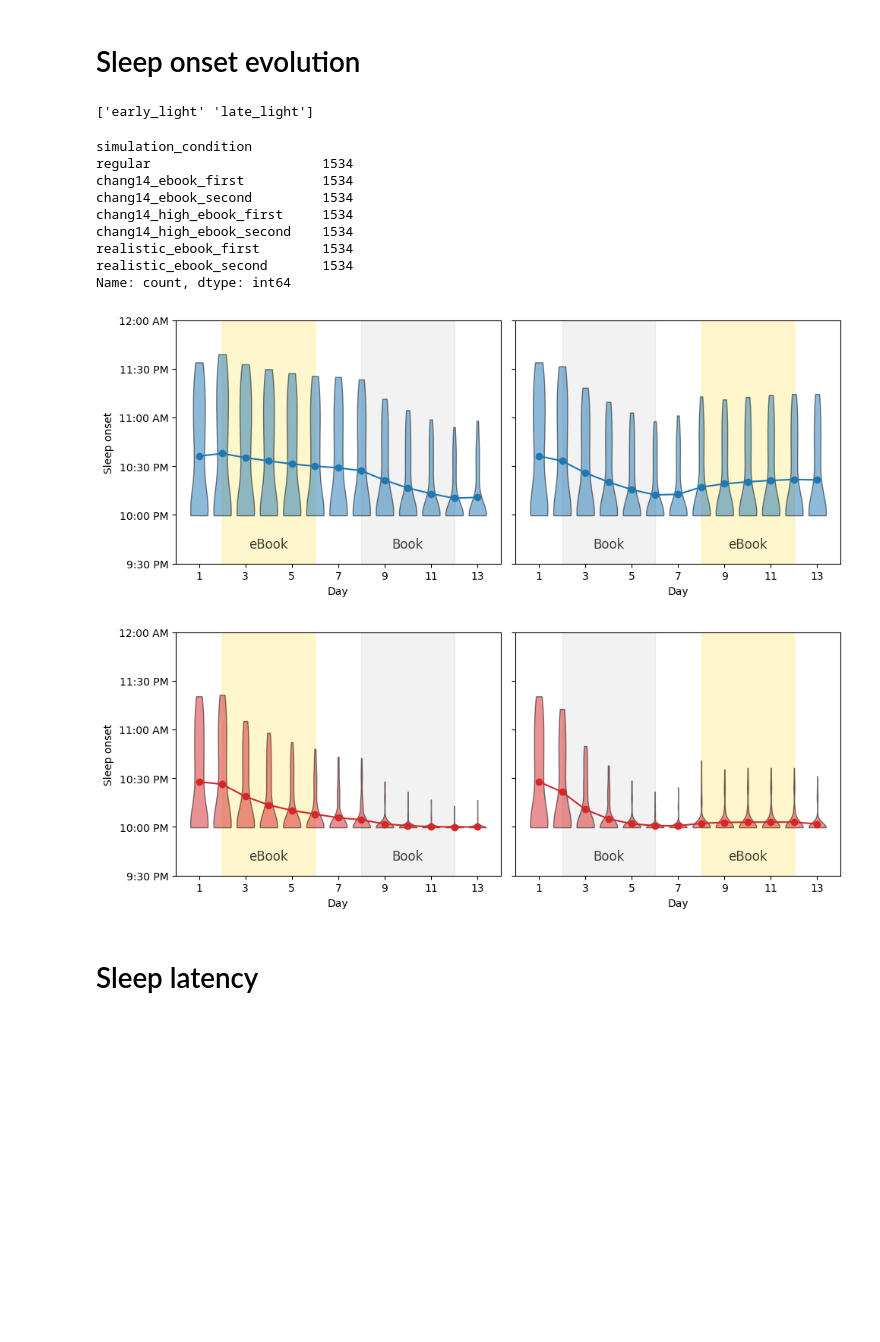
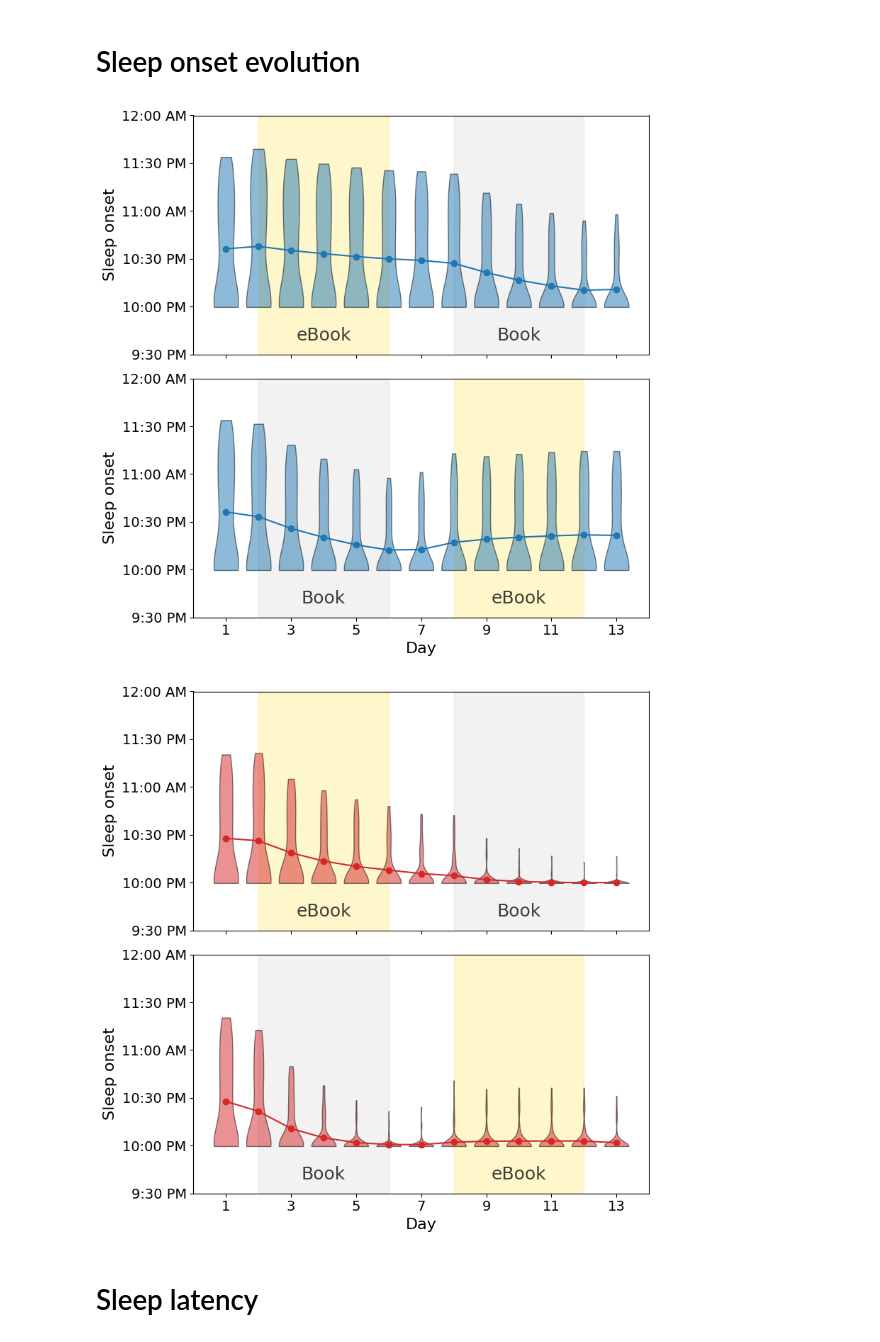
Before and after one commit to ftavella/evening_light_article, a Jupyter notebook: 13_figure_1.ipynb, the cells around one changed output. Saved outputs shown, nothing was run; the diff lists cells and outputs as text; code cells hidden in the pictures; blank space fills up the shorter version.

```diff
--- a/13_figure_1.ipynb
+++ b/13_figure_1.ipynb
@@ -6,6 +6,13 @@ import matplotlib.pyplot as plt
 import matplotlib.colors as colors
 import matplotlib.patches as patches
 from matplotlib.colors import LinearSegmentedColormap
+# %%
+figsize = (8, 4)
+title_fontsize = 20
+tick_label_fontsize = 14
+legend_fontsize = 14
+axis_label_fontsize = 16
+text_fontsize = 18
 # %% [markdown]
 # Actograms
 # %%
@@ -206,33 +219,17 @@ for light, ebook_first in zip(light_options, ebook_first_order):
 # Sleep onset evolution
 # %%
 simulation_features = pd.read_csv("data/chang14_selected_sleep_parameters/selected_sleep_parameters_simulation_features.csv", index_col=0)
-# %%
-print(simulation_features['light_condition'].unique())
-# %% [output]
-['early_light' 'late_light']
-# %%
-print(simulation_features['simulation_condition'].value_counts())
-# %% [output]
-simulation_condition
-regular                      1534
-chang14_ebook_first          1534
-chang14_ebook_second         1534
-chang14_high_ebook_first     1534
-chang14_high_ebook_second    1534
-realistic_ebook_first        1534
-realistic_ebook_second       1534
-Name: count, dtype: int64
 # %%
 light_condition = 'early_light'
 simulation_condition_options = ['', 'high_']
 marker_options = ['o', 'o']
-colors = ['tab:blue', 'tab:red']
+color_options = ['tab:blue', 'tab:red']
 labels = ['90 lux baseline', '500 lux baseline']
 offset = [0.0, 0.0]
 
 for idx, simulation_condition in enumerate(simulation_condition_options):
 
-    fig, axs = plt.subplots(1, 2, figsize=(10, 4), sharey=True)
+    fig, axs = plt.subplots(2, 1, figsize=(figsize[0], 2 * figsize[1]), sharey=True, sharex=True)
 
     marker = marker_options[idx]
     ebook_first = simulation_features[(simulation_features['simulation_condition'] == f'chang14_{simulation_condition}ebook_first') & \
@@ -246,11 +243,11 @@ for idx, simulation_condition in enumerate(simulation_condition_options):
     days = np.arange(1, 14)
 
     axs[0].plot(days, ebook_first_sleep_onset,
-                marker=marker, color=colors[idx],
+                marker=marker, color=color_options[idx],
                 label=labels[idx], zorder=2)
 
     axs[1].plot(days, ebook_second_sleep_onset,
-                marker=marker, color=colors[idx],
+                marker=marker, color=color_options[idx],
                 label=labels[idx], zorder=2)
 
     # Add points for individual data
@@ -268,55 +265,60 @@ for idx, simulation_condition in enumerate(simulation_condition_options):
                     showextrema=False, showmedians=False)
 
     for pc in v0['bodies']:
-        pc.set_facecolor(colors[idx])
+        pc.set_facecolor(color_options[idx])
         pc.set_edgecolor('black')
         pc.set_alpha(0.5)
 
     for pc in v1['bodies']:
-        pc.set_facecolor(colors[idx])
+        pc.set_facecolor(color_options[idx])
         pc.set_edgecolor('black')
         pc.set_alpha(0.5)
 
 
     axs[0].set_xlim(0, 14)
     axs[1].set_xlim(0, 14)
     axs[0].set_xticks(days[::2])
     axs[1].set_xticks(days[::2])
     axs[0].set_yticks([21.5, 22, 22.5, 23, 23.5, 24])
-    axs[0].set_yticklabels(['9:30 PM', '10:00 PM', '10:30 PM', '11:00 AM', '11:30 PM', '12:00 AM'])
+    axs[0].set_yticklabels(['9:30 PM', '10:00 PM', '10:30 PM', '11:00 AM', '11:30 PM', '12:00 AM'],
+                           fontsize=tick_label_fontsize)
+    axs[1].set_yticklabels(['9:30 PM', '10:00 PM', '10:30 PM', '11:00 AM', '11:30 PM', '12:00 AM'],
+                           fontsize=tick_label_fontsize)
+    axs[1].tick_params(axis='x', labelsize=tick_label_fontsize)
     axs[0].set_ylim(21.5, 24)
 
-    axs[0].set_ylabel('Sleep onset')
-    axs[0].set_xlabel('Day')
-    axs[1].set_xlabel('Day')
+    axs[0].set_ylabel('Sleep onset', fontsize=axis_label_fontsize)
+    axs[1].set_ylabel('Sleep onset', fontsize=axis_label_fontsize)
+    axs[1].set_xlabel('Day', fontsize=axis_label_fontsize)
 
     axs[0].axvspan(2, 6, color='gold', alpha=0.2, label='eBook', zorder=0)
     axs[0].axvspan(8, 12, color='gray', alpha=0.1, label='Book', zorder=0)
     axs[1].axvspan(2, 6, color='gray', alpha=0.1, zorder=0)
     axs[1].axvspan(8, 12, color='gold', alpha=0.2, zorder=0)
 
     fig.subplots_adjust(wspace=0.05)
 
     # add text to each condition
     axs[0].text(4, 21.7, 'eBook', horizontalalignment='center', verticalalignment='center',
-                fontsize=12, color='black', alpha=0.75)
+                fontsize=text_fontsize, color='black', alpha=0.75)
     axs[0].text(10, 21.7, 'Book', horizontalalignment='center', verticalalignment='center',
-                fontsize=12, color='black', alpha=0.75)
+                fontsize=text_fontsize, color='black', alpha=0.75)
     axs[1].text(4, 21.7, 'Book', horizontalalignment='center', verticalalignment='center',
-                fontsize=12, color='black', alpha=0.75)
+                fontsize=text_fontsize, color='black', alpha=0.75)
     axs[1].text(10, 21.7, 'eBook', horizontalalignment='center', verticalalignment='center',
-                fontsize=12, color='black', alpha=0.75)
+                fontsize=text_fontsize, color='black', alpha=0.75)
 
     plt.tight_layout()
 
     name = 'low' if simulation_condition == '' else 'high'
     plt.savefig(f'figures/fig_1_sleep_onset_evolution_{name}_indoor_light.pdf', bbox_inches='tight')
+    plt.savefig(f'figures/fig_1_sleep_onset_evolution_{name}_indoor_light.png', bbox_inches='tight', dpi=300)
 
     plt.show()
     plt.close()
 # %% [output]
-[figure, old version]
+[figure, new version]
-[figure, old version]
+[figure, new version]
 # %% [markdown]
 # Sleep latency
 # %%
```
Also changed, not shown: parts of 4 cells of this notebook, 19 other files.
